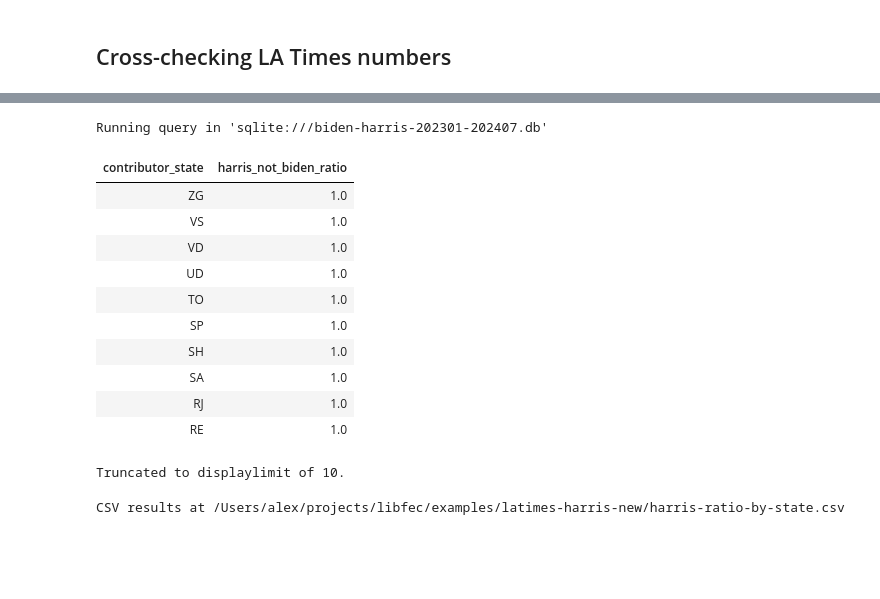
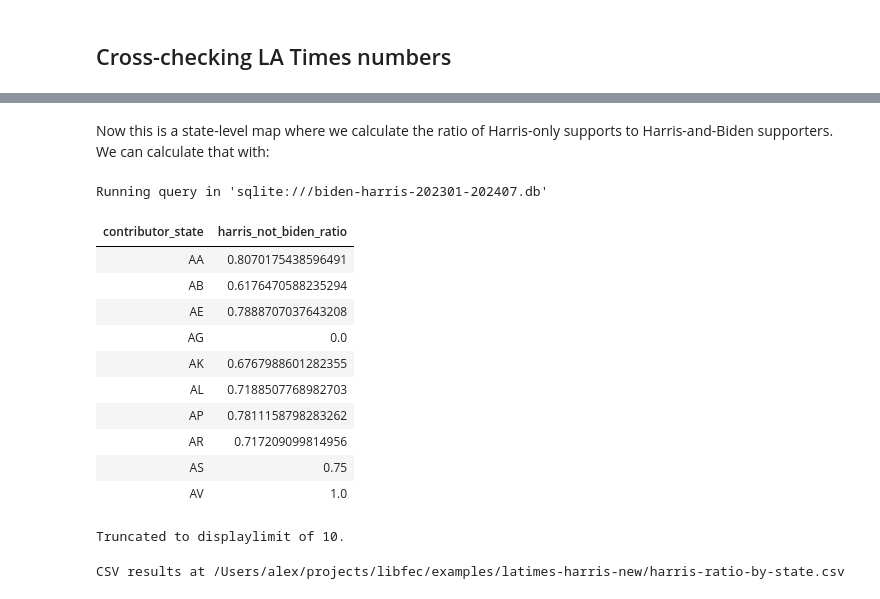
Before and after one commit to asg017/libfec, a Jupyter notebook: examples/latimes-harris-new/analysis.ipynb, the cells around one changed output, grey strips where cells are left out. Saved outputs shown, nothing was run; the diff lists cells and outputs as text; code cells hidden in the pictures; blank space fills up the shorter version.

```diff
--- a/examples/latimes-harris-new/work.ipynb
+++ b/examples/latimes-harris-new/analysis.ipynb
@@ -263,25 +245,27 @@ Running query in 'sqlite:///biden-harris-202301-202407.db'
+# %% [markdown]
+Now this is a state-level map where we calculate the ratio of Harris-only supports to Harris-and-Biden supporters. We can calculate that with:
 # %%
 
 %%sql data =<<
 select
   contributor_state,
   1.0 * sum(harris_donor and not biden_donor) / sum(harris_donor) as harris_not_biden_ratio
 from biden_harris_contributor_stats
 group by 1
-order by 2 desc;
+order by 1;
 # %% [output]
 Running query in 'sqlite:///biden-harris-202301-202407.db'
 | contributor_state | harris_not_biden_ratio |
-| ZG | 1.0 |
-| VS | 1.0 |
-| VD | 1.0 |
-| UD | 1.0 |
-| TO | 1.0 |
-| SP | 1.0 |
-| SH | 1.0 |
-| SA | 1.0 |
-| RJ | 1.0 |
-| RE | 1.0 |
+| AA | 0.8070175438596491 |
+| AB | 0.6176470588235294 |
+| AE | 0.7888707037643208 |
+| AG | 0.0 |
+| AK | 0.6767988601282355 |
+| AL | 0.7188507768982703 |
+| AP | 0.7811158798283262 |
+| AR | 0.717209099814956 |
+| AS | 0.75 |
+| AV | 1.0 |
 Truncated to displaylimit of 10.
 # %%
 data.csv("harris-ratio-by-state.csv")
```
Also changed, not shown: parts of 27 cells of this notebook, 2 other files.
